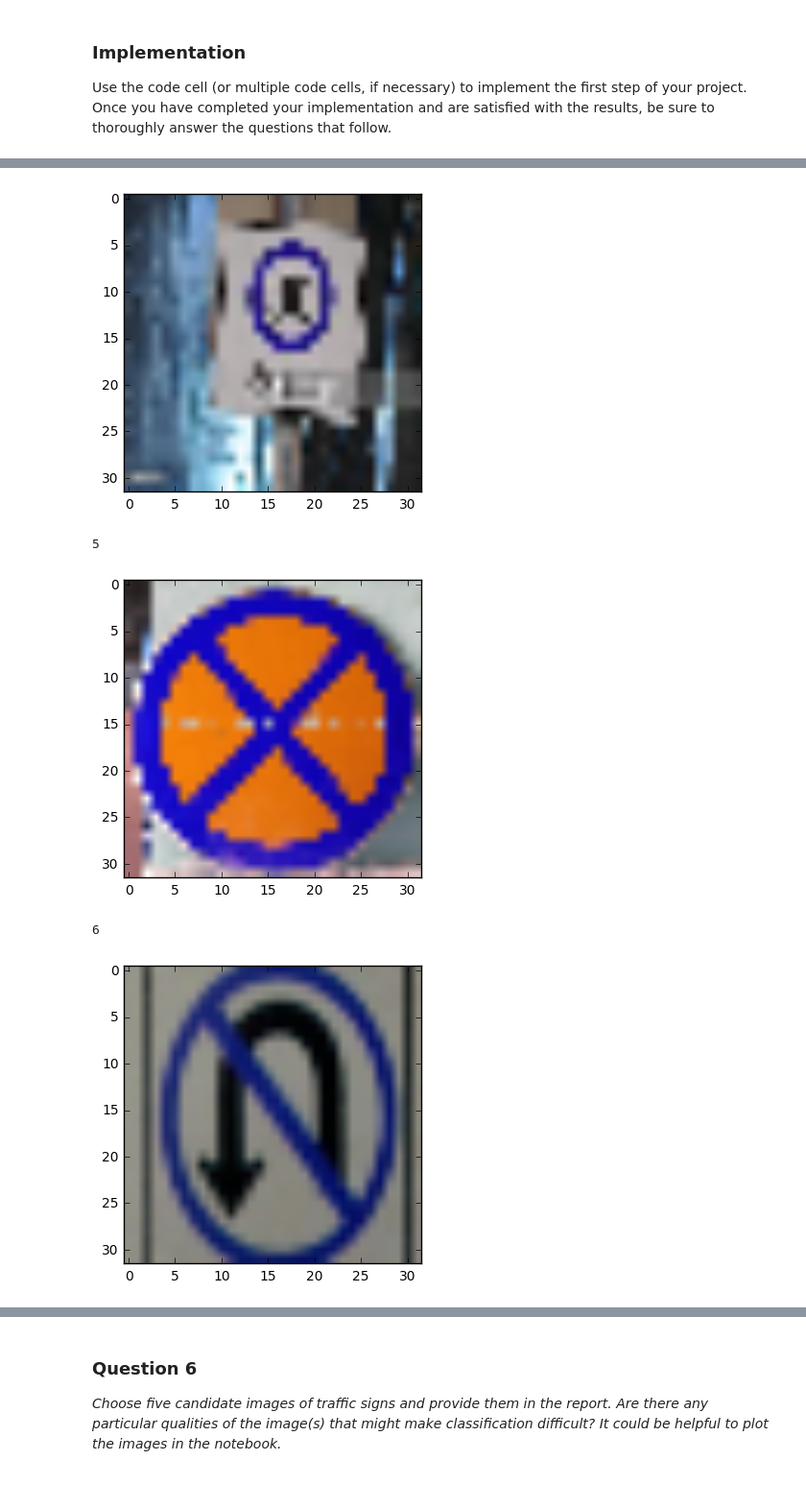
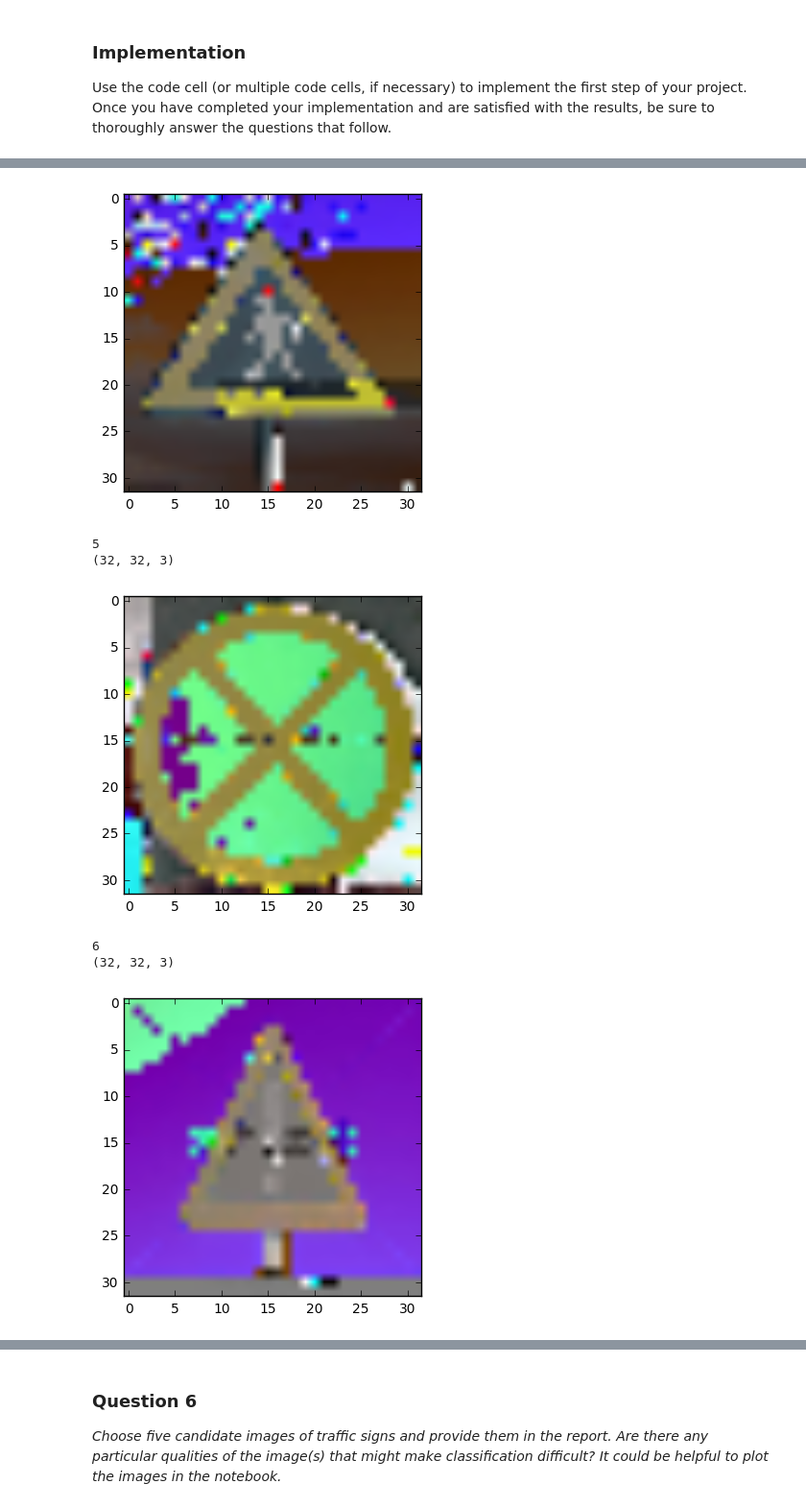
Before and after one commit to AloshkaD/Traffic_sign_classifier, a Jupyter notebook: Traffic_Sign_Classifier.ipynb, the cells around one changed output, grey strips where cells are left out. Shown at 96% size. Saved outputs shown, nothing was run; the diff lists cells and outputs as text; code cells hidden in the pictures.

```diff
--- a/Traffic_Sign_Classifier.ipynb
+++ b/Traffic_Sign_Classifier.ipynb
@@ -240,7 +240,7 @@ _Describe how you set up the training, validation and testing data for your mode
 
 import tensorflow as tf
 
-EPOCHS = 100
+EPOCHS = 80
 BATCH_SIZE = 150
 # %%
 #Define methods
@@ -507,8 +484,9 @@ You may find `signnames.csv` useful as it contains mappings from the class id (i
 
 Use the code cell (or multiple code cells, if necessary) to implement the first step of your project. Once you have completed your implementation and are satisfied with the results, be sure to thoroughly answer the questions that follow.
 # %%
+
 import cv2
-
+import matplotlib.pyplot as plt
 import numpy as np
 ### Load the images and plot them here.
 ### Feel free to use as many code cells as needed.
@@ -518,8 +496,9 @@ for i in range(1, 8):
     img=cv2.imread('image_{}.jpg'.format(str(i)))
     #plt.imshow(cv2.cvtColor(img, cv2.COLOR_BGR2RGB))
     #plt.imshow(img)
+    img = img  / 255 - 0.5
     resize_img = cv2.resize(img, (32, 32))
-    #print(resize_img.shape)
+    print(resize_img.shape)
     #plt_img = plt.imshow(cv2.cvtColor(resize_img, cv2.COLOR_BGR2RGB))
     plt_img = plt.imshow(resize_img)
     resize_img = np.reshape(np.asarray(resize_img), [32, 32, 3])
@@ -530,6 +509,6 @@ for i in range(1, 8):
 #real_imgs = np.asarray(real_imgs)
 #real_imgs = real_imgs.astype('float32')
 #real_imgs = real_imgs  / 255 - 0.5
-print(real_imgs.shape)
+#print(real_imgs.shape)
 # %% [output]
 1
@@ -542,6 +525,8 @@ print(real_imgs.shape)
-[figure, old version]
+[figure, new version]
 5
+(32, 32, 3)
-[figure, old version]
+[figure, new version]
 6
+(32, 32, 3)
-[figure, old version]
+[figure, new version]
 7
```
Also changed, not shown: parts of 8 cells of this notebook.
